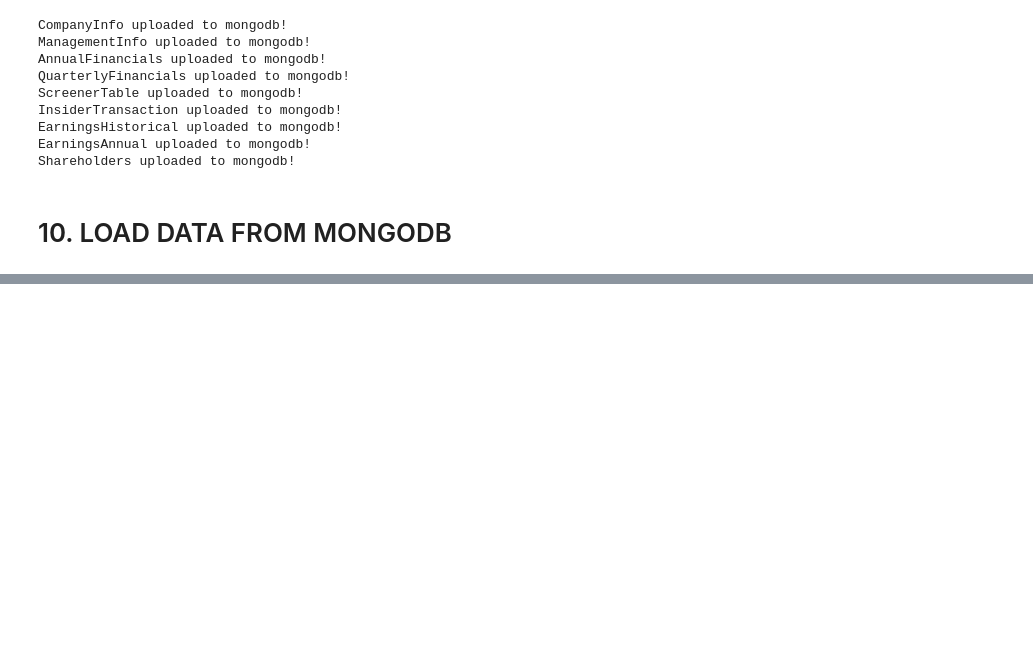
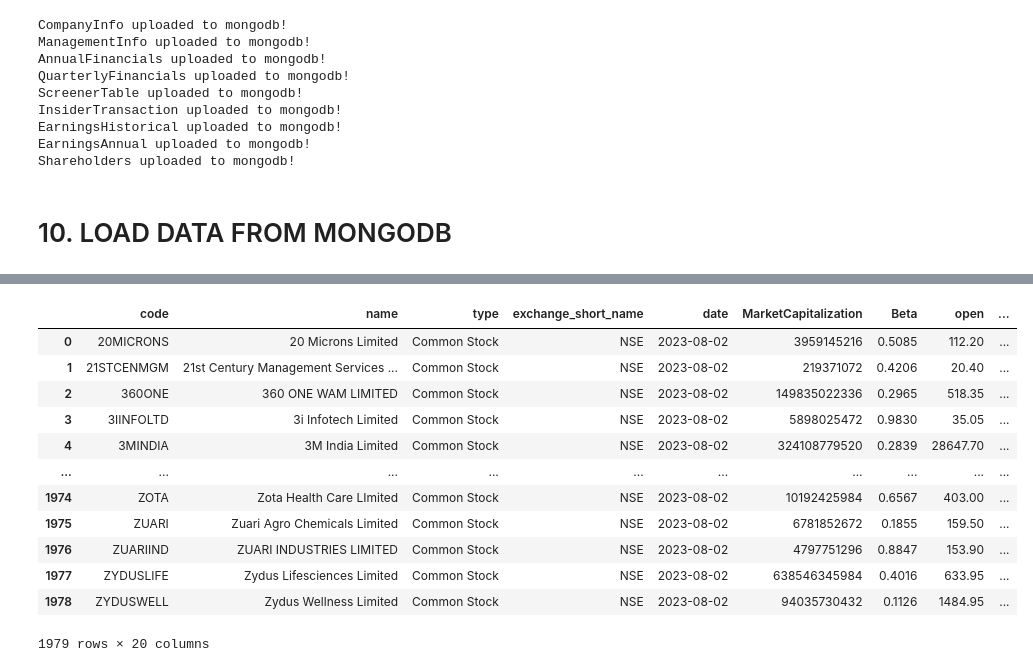
Before and after one commit to yash136shah/Working, a Jupyter notebook: EOD-New.ipynb, the cells around one changed output, grey strips where cells are left out. Drawn from its saved outputs; the diff is of its cells as text; code cells hidden in the pictures; blank space fills up the shorter version.

```diff
--- a/EOD-New.ipynb
+++ b/EOD-New.ipynb
@@ -1248,0 +1121,18 @@ find_collection("US-QUARTERLY-BIG")
+# %%
+dfEod=read_url(f"https://eodhistoricaldata.com/api/eod-bulk-last-day/NSE?api_token={YOUR_API_KEY}&fmt=json&filter=extended")
+# %%
+pd.DataFrame.from_dict(dfEod)
+# %% [output]
+|  | code | name | type | exchange_short_name | date | MarketCapitalization | Beta | open | ... |
+| 0 | 20MICRONS | 20 Microns Limited | Common Stock | NSE | 2023-08-02 | 3959145216 | 0.5085 | 112.20 | ... |
+| 1 | 21STCENMGM | 21st Century Management Services ... | Common Stock | NSE | 2023-08-02 | 219371072 | 0.4206 | 20.40 | ... |
+| 2 | 360ONE | 360 ONE WAM LIMITED | Common Stock | NSE | 2023-08-02 | 149835022336 | 0.2965 | 518.35 | ... |
+| 3 | 3IINFOLTD | 3i Infotech Limited | Common Stock | NSE | 2023-08-02 | 5898025472 | 0.9830 | 35.05 | ... |
+| 4 | 3MINDIA | 3M India Limited | Common Stock | NSE | 2023-08-02 | 324108779520 | 0.2839 | 28647.70 | ... |
+| ... | ... | ... | ... | ... | ... | ... | ... | ... | ... |
+| 1974 | ZOTA | Zota Health Care LImited | Common Stock | NSE | 2023-08-02 | 10192425984 | 0.6567 | 403.00 | ... |
+| 1975 | ZUARI | Zuari Agro Chemicals Limited | Common Stock | NSE | 2023-08-02 | 6781852672 | 0.1855 | 159.50 | ... |
+| 1976 | ZUARIIND | ZUARI INDUSTRIES LIMITED | Common Stock | NSE | 2023-08-02 | 4797751296 | 0.8847 | 153.90 | ... |
+| 1977 | ZYDUSLIFE | Zydus Lifesciences Limited | Common Stock | NSE | 2023-08-02 | 638546345984 | 0.4016 | 633.95 | ... |
+| 1978 | ZYDUSWELL | Zydus Wellness Limited | Common Stock | NSE | 2023-08-02 | 94035730432 | 0.1126 | 1484.95 | ... |
+1979 rows × 20 columns
```
Also changed, not shown: parts of 88 cells of this notebook.
